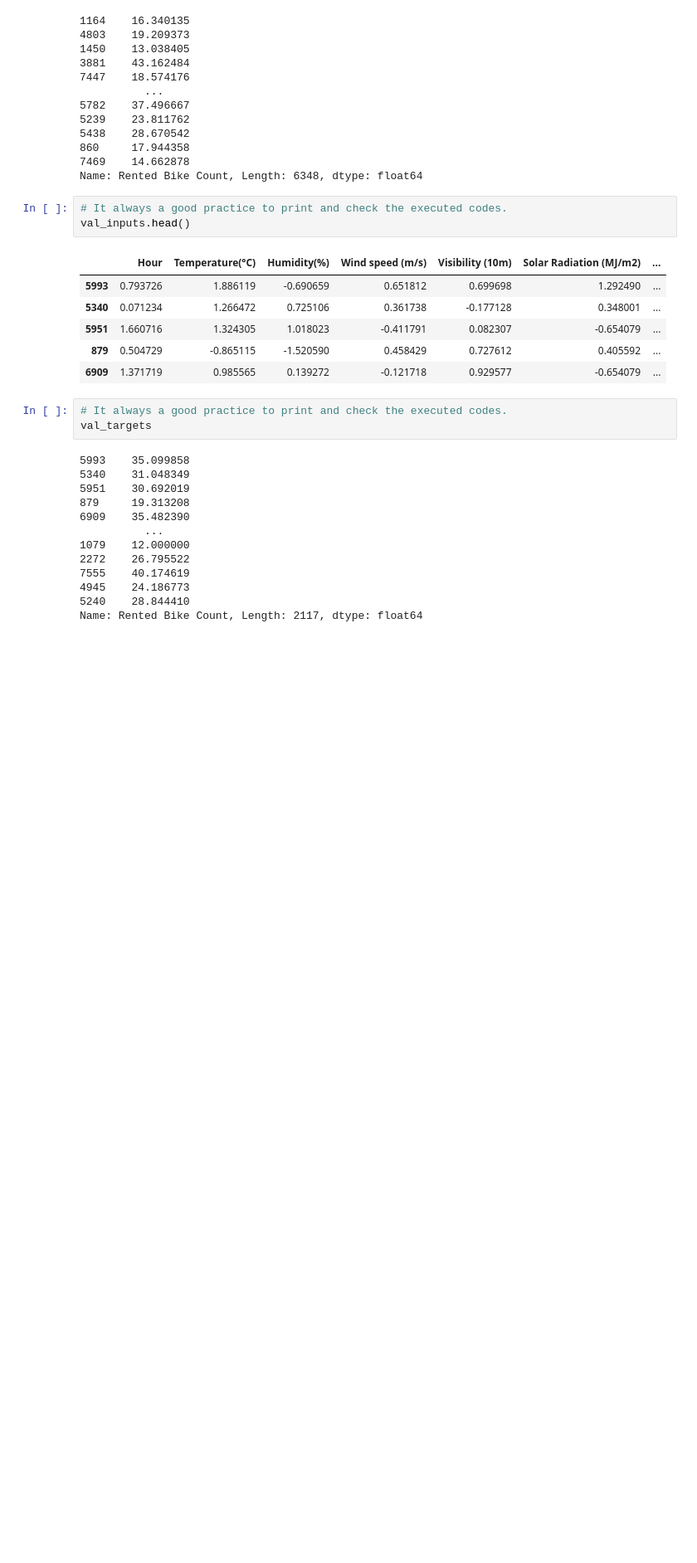
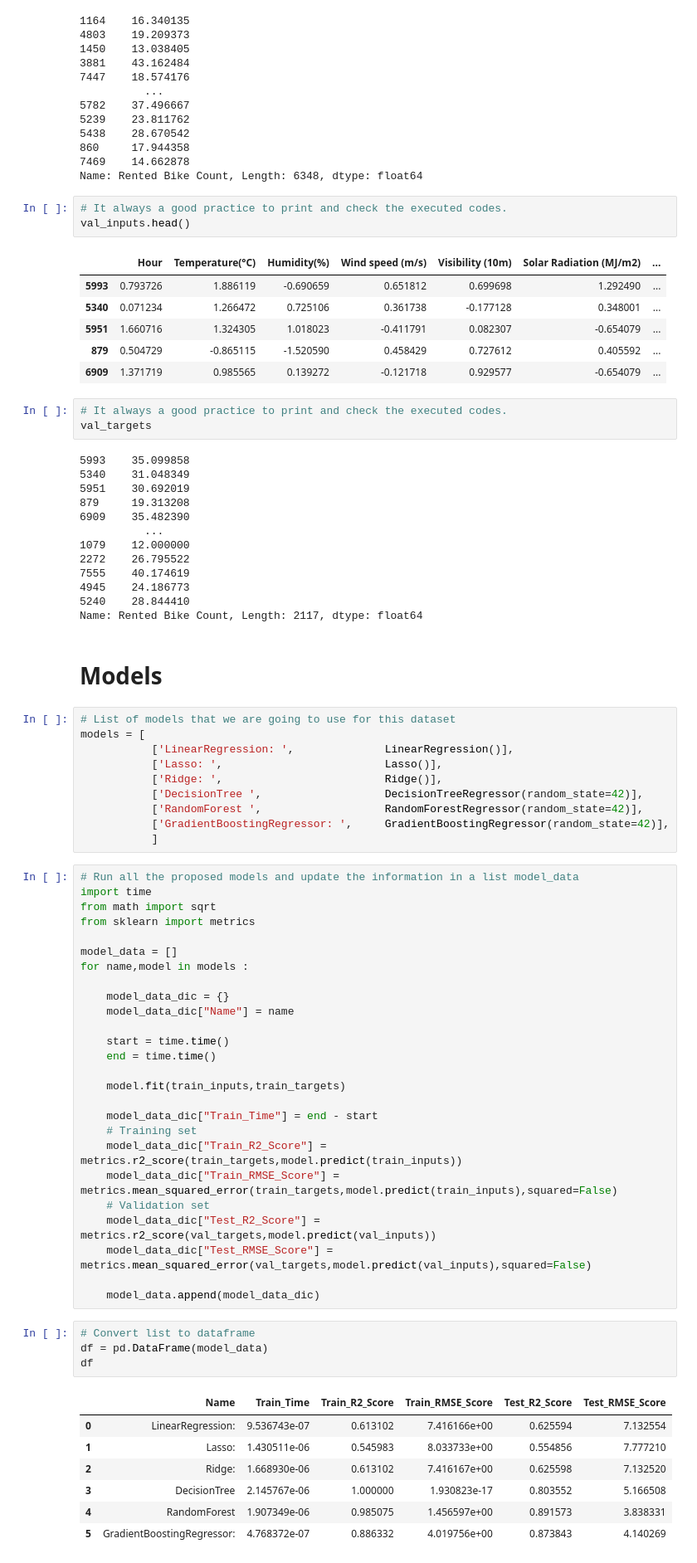
Before and after one commit to NitinYallapurkar/Bike_Sharing_Demand_Prediction, a Jupyter notebook: Bike_Sharing_Demand_Prediction.ipynb, the cells around one changed output. Shown at 83% size. Saved outputs shown, nothing was run; the diff lists cells and outputs as text; blank space fills up the shorter version.

Commit message:
Models

```diff
--- a/Bike_Sharing_Demand_Prediction.ipynb
+++ b/Bike_Sharing_Demand_Prediction.ipynb
@@ -817,3 +817,53 @@ val_targets
 4945    24.186773
 5240    28.844410
 Name: Rented Bike Count, Length: 2117, dtype: float64
+# %% [markdown]
+# Models
+# %%
+# List of models that we are going to use for this dataset
+models = [
+           ['LinearRegression: ',              LinearRegression()],
+           ['Lasso: ',                         Lasso()],
+           ['Ridge: ',                         Ridge()],
+           ['DecisionTree ',                   DecisionTreeRegressor(random_state=42)],
+           ['RandomForest ',                   RandomForestRegressor(random_state=42)],
+           ['GradientBoostingRegressor: ',     GradientBoostingRegressor(random_state=42)],
+           ]
+# %%
+# Run all the proposed models and update the information in a list model_data
+import time
+from math import sqrt
+from sklearn import metrics
+
+model_data = []
+for name,model in models :
+
+    model_data_dic = {}
+    model_data_dic["Name"] = name
+
+    start = time.time()
+    end = time.time()
+
+    model.fit(train_inputs,train_targets)
+
+    model_data_dic["Train_Time"] = end - start
+    # Training set
+    model_data_dic["Train_R2_Score"] = metrics.r2_score(train_targets,model.predict(train_inputs))
+    model_data_dic["Train_RMSE_Score"] = metrics.mean_squared_error(train_targets,model.predict(train_inputs),squared=False)
+    # Validation set
+    model_data_dic["Test_R2_Score"] = metrics.r2_score(val_targets,model.predict(val_inputs))
+    model_data_dic["Test_RMSE_Score"] = metrics.mean_squared_error(val_targets,model.predict(val_inputs),squared=False)
+
+    model_data.append(model_data_dic)
+# %%
+# Convert list to dataframe
+df = pd.DataFrame(model_data)
+df
+# %% [output]
+|  | Name | Train_Time | Train_R2_Score | Train_RMSE_Score | Test_R2_Score | Test_RMSE_Score |
+| 0 | LinearRegression: | 9.536743e-07 | 0.613102 | 7.416166e+00 | 0.625594 | 7.132554 |
+| 1 | Lasso: | 1.430511e-06 | 0.545983 | 8.033733e+00 | 0.554856 | 7.777210 |
+| 2 | Ridge: | 1.668930e-06 | 0.613102 | 7.416167e+00 | 0.625598 | 7.132520 |
+| 3 | DecisionTree | 2.145767e-06 | 1.000000 | 1.930823e-17 | 0.803552 | 5.166508 |
+| 4 | RandomForest | 1.907349e-06 | 0.985075 | 1.456597e+00 | 0.891573 | 3.838331 |
+| 5 | GradientBoostingRegressor: | 4.768372e-07 | 0.886332 | 4.019756e+00 | 0.873843 | 4.140269 |
```
Also changed, not shown: parts of 3 cells of this notebook.
